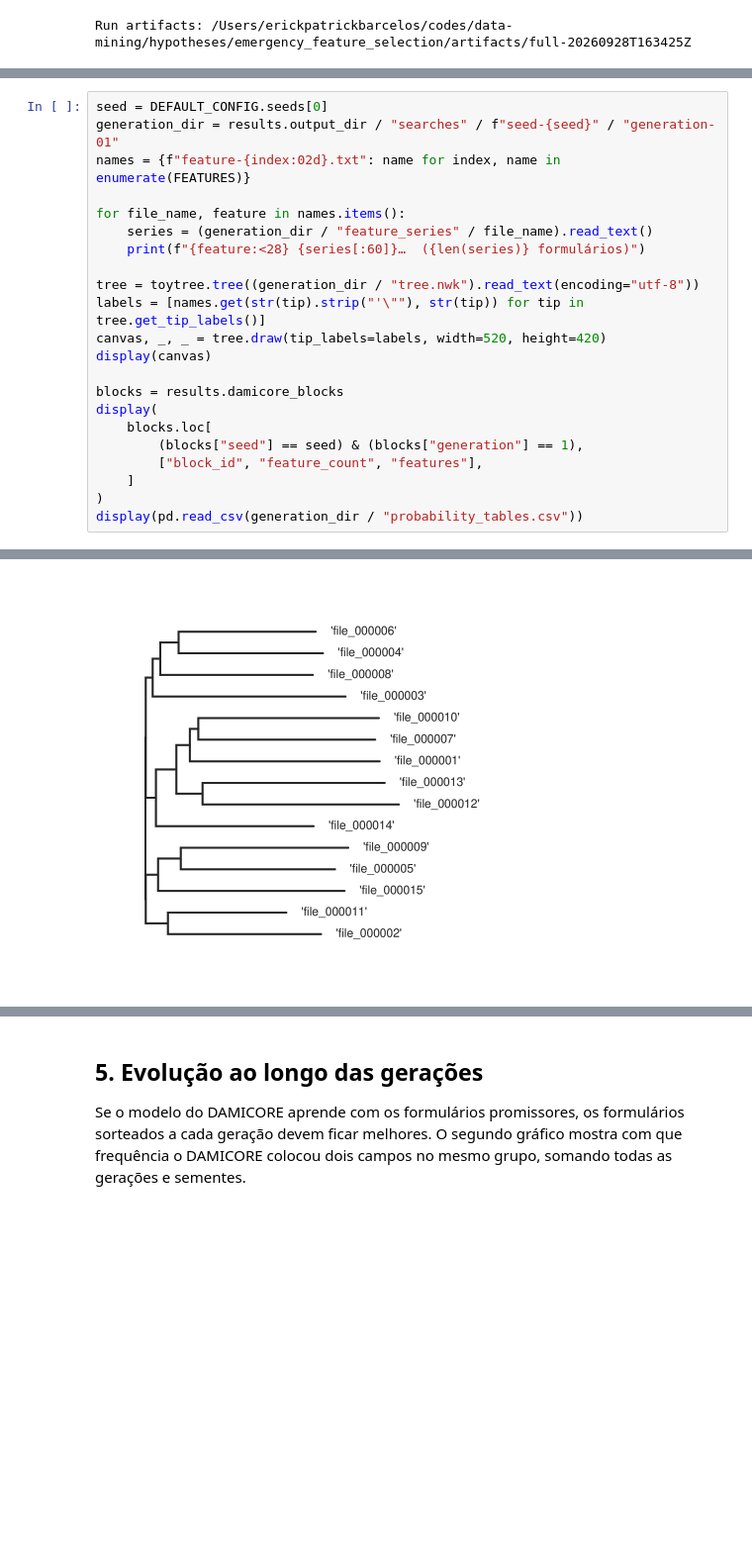
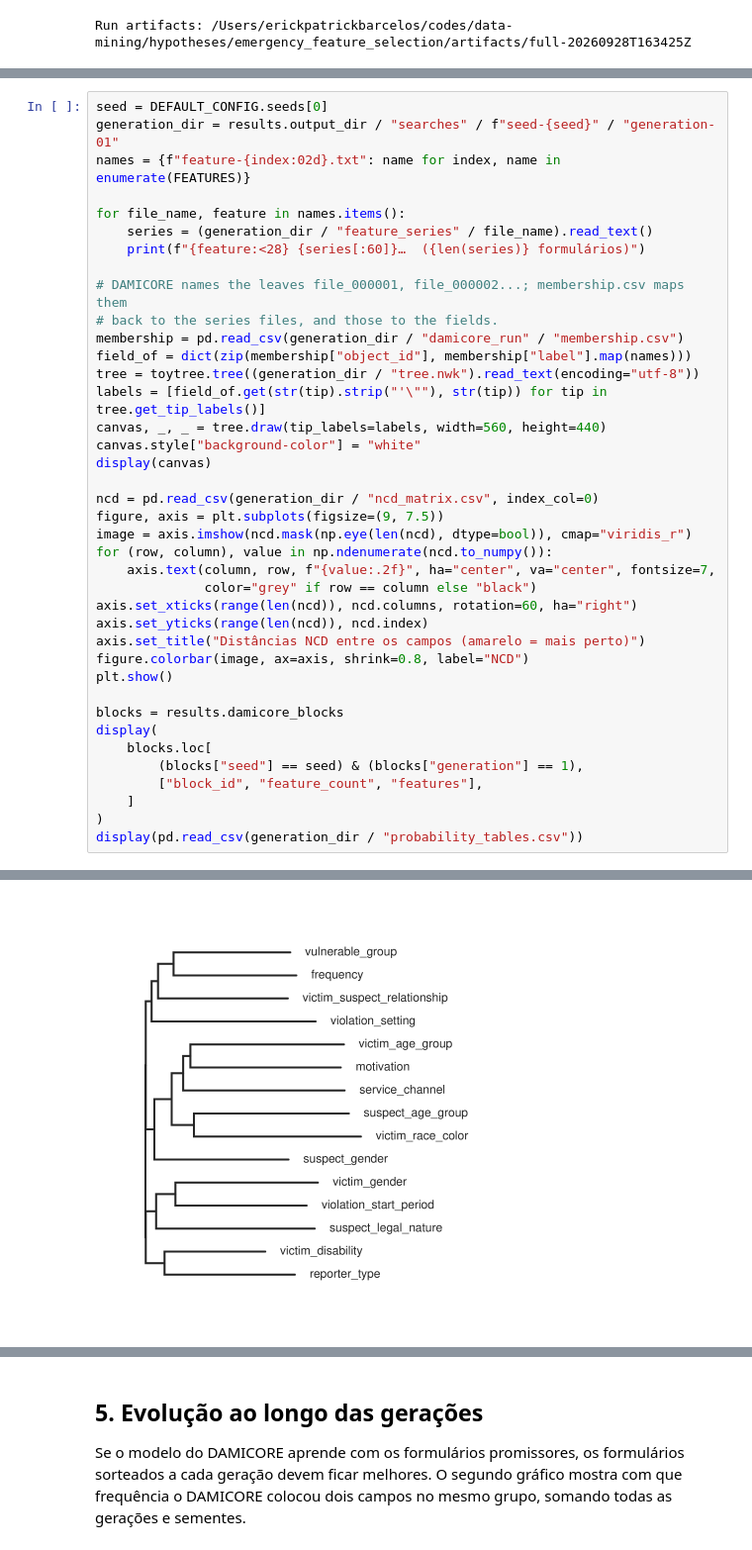
Before and after one commit to rckbrcls/data-mining, a Jupyter notebook: hypotheses/emergency_feature_selection/notebooks/01_emergency_feature_selection.ipynb, the cells around one changed output, grey strips where cells are left out. Shown at 99% size. Cells and saved outputs as stored; diff of their text form; blank space fills up the shorter version.

Commit message:
Show field names on a white DAMICORE tree and add the NCD matrix in the Disque 100 notebook.

```diff
--- a/hypotheses/emergency_feature_selection/notebooks/01_emergency_feature_selection.ipynb
+++ b/hypotheses/emergency_feature_selection/notebooks/01_emergency_feature_selection.ipynb
@@ -176,33 +178,50 @@ for file_name, feature in names.items():
     series = (generation_dir / "feature_series" / file_name).read_text()
     print(f"{feature:<28} {series[:60]}…  ({len(series)} formulários)")
 
+# DAMICORE names the leaves file_000001, file_000002...; membership.csv maps them
+# back to the series files, and those to the fields.
+membership = pd.read_csv(generation_dir / "damicore_run" / "membership.csv")
+field_of = dict(zip(membership["object_id"], membership["label"].map(names)))
 tree = toytree.tree((generation_dir / "tree.nwk").read_text(encoding="utf-8"))
-labels = [names.get(str(tip).strip("'\""), str(tip)) for tip in tree.get_tip_labels()]
-canvas, _, _ = tree.draw(tip_labels=labels, width=520, height=420)
+labels = [field_of.get(str(tip).strip("'\""), str(tip)) for tip in tree.get_tip_labels()]
+canvas, _, _ = tree.draw(tip_labels=labels, width=560, height=440)
+canvas.style["background-color"] = "white"
 display(canvas)
+
+ncd = pd.read_csv(generation_dir / "ncd_matrix.csv", index_col=0)
+figure, axis = plt.subplots(figsize=(9, 7.5))
+image = axis.imshow(ncd.mask(np.eye(len(ncd), dtype=bool)), cmap="viridis_r")
+for (row, column), value in np.ndenumerate(ncd.to_numpy()):
+    axis.text(column, row, f"{value:.2f}", ha="center", va="center", fontsize=7,
+              color="grey" if row == column else "black")
+axis.set_xticks(range(len(ncd)), ncd.columns, rotation=60, ha="right")
+axis.set_yticks(range(len(ncd)), ncd.index)
+axis.set_title("Distâncias NCD entre os campos (amarelo = mais perto)")
+figure.colorbar(image, ax=axis, shrink=0.8, label="NCD")
+plt.show()
 
 blocks = results.damicore_blocks
 display(
     blocks.loc[
         (blocks["seed"] == seed) & (blocks["generation"] == 1),
         ["block_id", "feature_count", "features"],
     ]
 )
 display(pd.read_csv(generation_dir / "probability_tables.csv"))
 # %% [output]
 service_channel              000000000000000000000000000000010100000000001000000000100010…  (120 formulários)
 reporter_type                000001000010100000100000001010010001000000010000000110000001…  (120 formulários)
 violation_setting            000000001010000101001100100000000100100100100000100000000100…  (120 formulários)
 frequency                    101101111110010100101100001001010111000001001010000000011000…  (120 formulários)
 violation_start_period       000000000000000100000000000001100001000001110000100010100001…  (120 formulários)
 vulnerable_group             000000101001101100000001001011010010100000000000100001100101…  (120 formulários)
 motivation                   000000010000000000000000000000000000000000000001010000000000…  (120 formulários)
 victim_suspect_relationship  100001010011000010010100101110000001000000001000110010100000…  (120 formulários)
 victim_gender                100101001010010000001110100100010000101100000000000000000000…  (120 formulários)
 victim_age_group             000010000000000000000000000000000000001000000000000000001000…  (120 formulários)
 victim_disability            111101000000110000100101000000011100000101010000001000000011…  (120 formulários)
 victim_race_color            000000000000000000100000000000000010000001000100000000000100…  (120 formulários)
 suspect_age_group            000000000000000000000000001000000000010000000000000000011001…  (120 formulários)
 suspect_gender               000000000000010000111100011000001100000000000010101001100101…  (120 formulários)
 suspect_legal_nature         000000000000000010000000100010010000100011000000001000100101…  (120 formulários)
-[figure, old version]
+[figure, new version]
```
Also changed, not shown: parts of 3 cells of this notebook, 1 other file.
